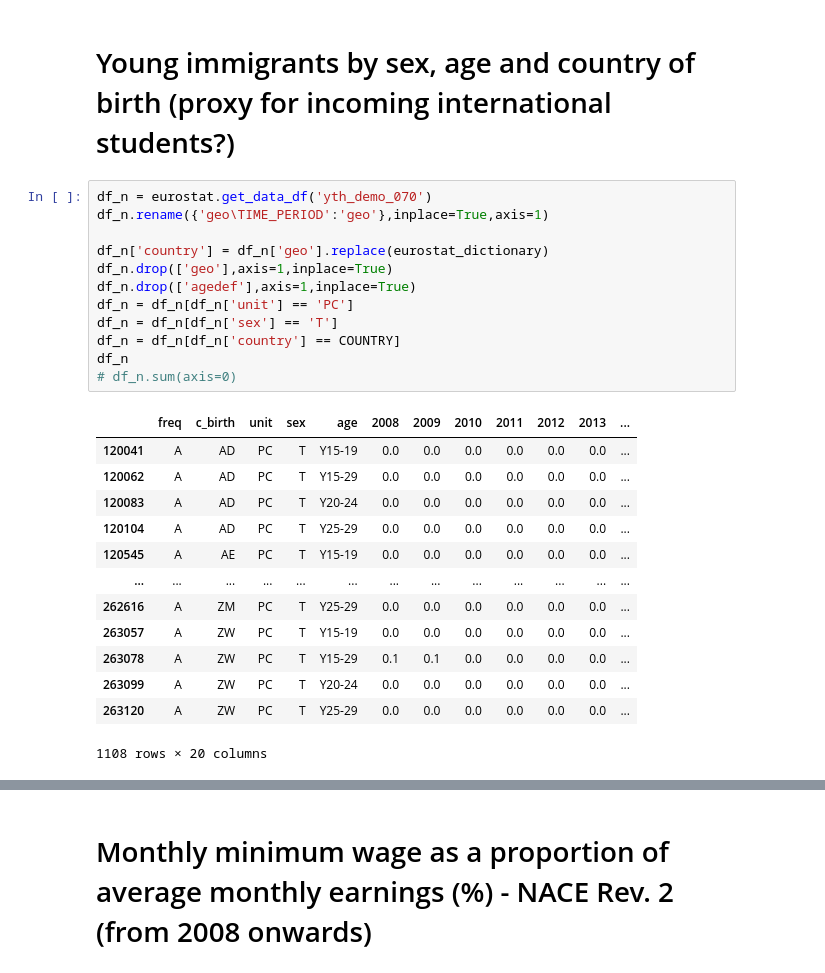
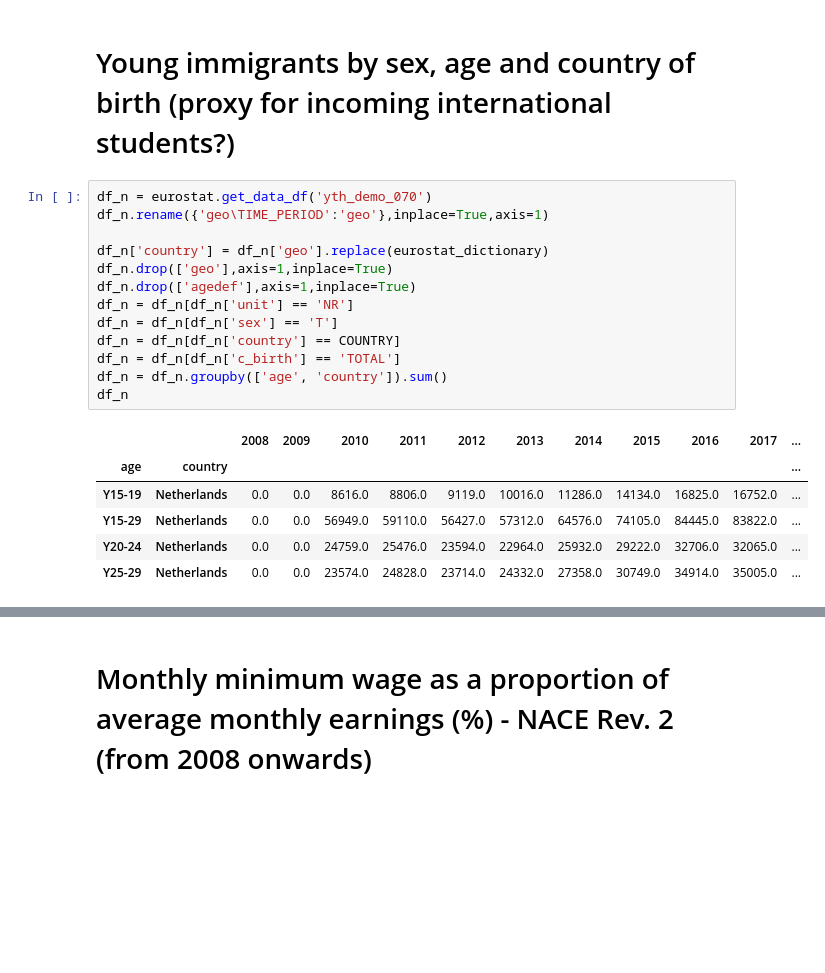
Before and after one commit to AnneLouisedb/Causality_Eurostat, a Jupyter notebook: research_outline.ipynb, the cells around one changed output, grey strips where cells are left out. Drawn from its saved outputs; the diff is of its cells as text; blank space fills up the shorter version.

```diff
--- a/research_outline.ipynb
+++ b/research_outline.ipynb
@@ -415,26 +370,20 @@ young_people_married
 # %%
 df_n = eurostat.get_data_df('yth_demo_070')
 df_n.rename({'geo\TIME_PERIOD':'geo'},inplace=True,axis=1)
 
 df_n['country'] = df_n['geo'].replace(eurostat_dictionary)
 df_n.drop(['geo'],axis=1,inplace=True)
 df_n.drop(['agedef'],axis=1,inplace=True)
-df_n = df_n[df_n['unit'] == 'PC']
+df_n = df_n[df_n['unit'] == 'NR']
 df_n = df_n[df_n['sex'] == 'T']
 df_n = df_n[df_n['country'] == COUNTRY]
+df_n = df_n[df_n['c_birth'] == 'TOTAL']
+df_n = df_n.groupby(['age', 'country']).sum()
 df_n
-# df_n.sum(axis=0)
 # %% [output]
-|  | freq | c_birth | unit | sex | age | 2008 | 2009 | 2010 | 2011 | 2012 | 2013 | ... |
-| 120041 | A | AD | PC | T | Y15-19 | 0.0 | 0.0 | 0.0 | 0.0 | 0.0 | 0.0 | ... |
-| 120062 | A | AD | PC | T | Y15-29 | 0.0 | 0.0 | 0.0 | 0.0 | 0.0 | 0.0 | ... |
-| 120083 | A | AD | PC | T | Y20-24 | 0.0 | 0.0 | 0.0 | 0.0 | 0.0 | 0.0 | ... |
-| 120104 | A | AD | PC | T | Y25-29 | 0.0 | 0.0 | 0.0 | 0.0 | 0.0 | 0.0 | ... |
-| 120545 | A | AE | PC | T | Y15-19 | 0.0 | 0.0 | 0.0 | 0.0 | 0.0 | 0.0 | ... |
-| ... | ... | ... | ... | ... | ... | ... | ... | ... | ... | ... | ... | ... |
-| 262616 | A | ZM | PC | T | Y25-29 | 0.0 | 0.0 | 0.0 | 0.0 | 0.0 | 0.0 | ... |
-| 263057 | A | ZW | PC | T | Y15-19 | 0.0 | 0.0 | 0.0 | 0.0 | 0.0 | 0.0 | ... |
-| 263078 | A | ZW | PC | T | Y15-29 | 0.1 | 0.1 | 0.0 | 0.0 | 0.0 | 0.0 | ... |
-| 263099 | A | ZW | PC | T | Y20-24 | 0.0 | 0.0 | 0.0 | 0.0 | 0.0 | 0.0 | ... |
-| 263120 | A | ZW | PC | T | Y25-29 | 0.0 | 0.0 | 0.0 | 0.0 | 0.0 | 0.0 | ... |
+|  |  | 2008 | 2009 | 2010 | 2011 | 2012 | 2013 | 2014 | 2015 | 2016 | 2017 | ... |
+| age | country |  |  |  |  |  |  |  |  |  |  | ... |
+| Y15-19 | Netherlands | 0.0 | 0.0 | 8616.0 | 8806.0 | 9119.0 | 10016.0 | 11286.0 | 14134.0 | 16825.0 | 16752.0 | ... |
+| Y15-29 | Netherlands | 0.0 | 0.0 | 56949.0 | 59110.0 | 56427.0 | 57312.0 | 64576.0 | 74105.0 | 84445.0 | 83822.0 | ... |
+| Y20-24 | Netherlands | 0.0 | 0.0 | 24759.0 | 25476.0 | 23594.0 | 22964.0 | 25932.0 | 29222.0 | 32706.0 | 32065.0 | ... |
+| Y25-29 | Netherlands | 0.0 | 0.0 | 23574.0 | 24828.0 | 23714.0 | 24332.0 | 27358.0 | 30749.0 | 34914.0 | 35005.0 | ... |
-1108 rows × 20 columns
```
Also changed, not shown: parts of 32 cells of this notebook, 2 other files.
